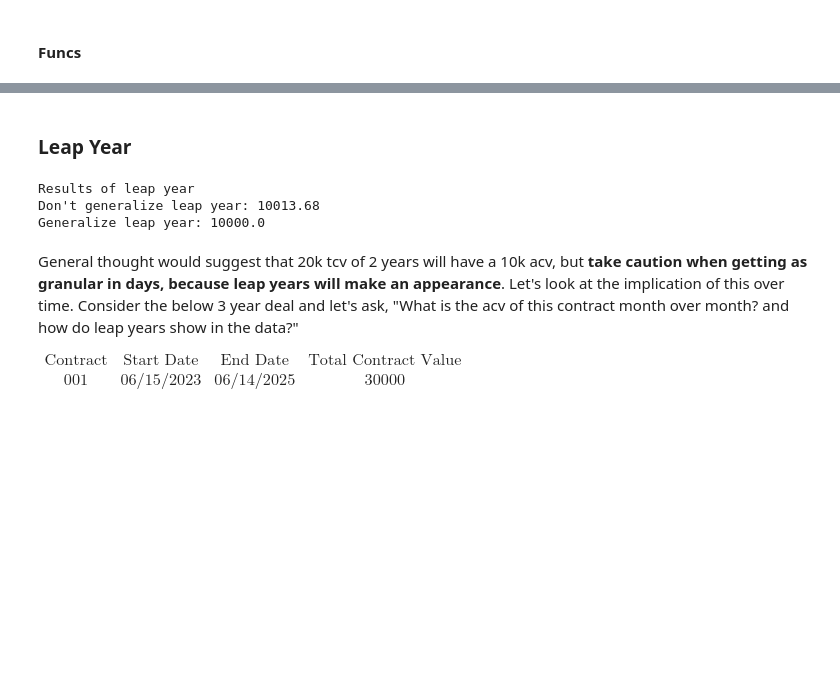
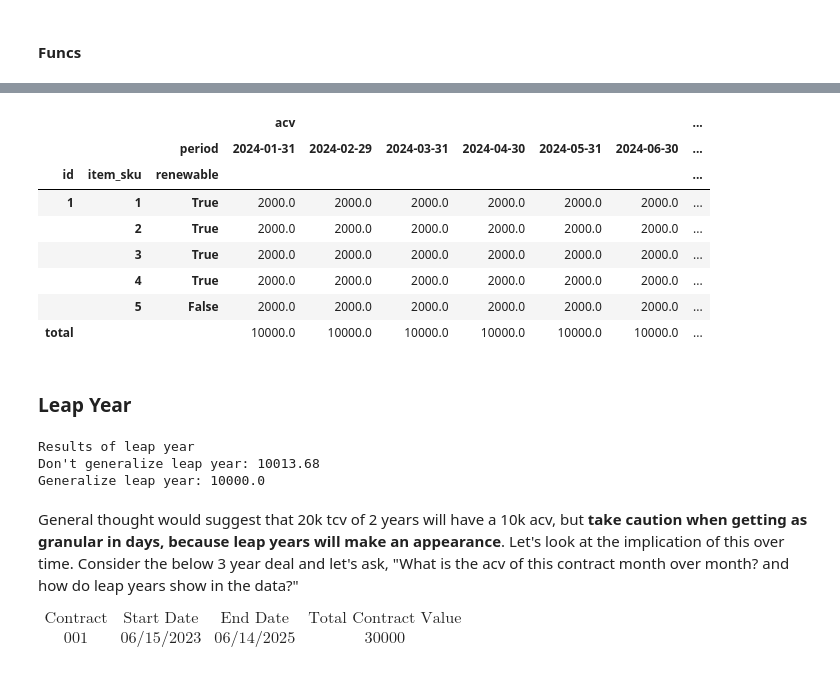
Before and after one commit to Curts0/arr_data_professional, a Jupyter notebook: arr.ipynb, the cells around one changed output, grey strips where cells are left out. Drawn from its saved outputs; the diff is of its cells as text; code cells hidden in the pictures; blank space fills up the shorter version.

```diff
--- a/arr.ipynb
+++ b/arr.ipynb
@@ -175,10 +186,24 @@ def count_leap_days(start_date: date, end_date: date) -> int:
     leap_count = len([*filter(lambda x: start_date <= x <= end_date, leap_days)])
     return leap_count
 
+INTERVAL = Literal["Year", "Quarter", "Month", "Day"]
 
 def get_contract_term(
     start_date: date, end_date: date, generalize_leap_year: bool, interval_str: INTERVAL
-):
+) -> int:
+    """Primary use is to be nested in the `annualize` func.
+
+    Will output the denominator of the ARR formula (Contract Term).
+
+    Args:
+        start_date (date): Start date of contract.
+        end_date (date): End date of contract.
+        generalize_leap_year (bool): Hard code 365 or add the extra day if `True`.
+        interval_str (INTERVAL): see `INTERVAL` variable for possible options.
+
+    Returns:
+        int: Contract Term #.
+    """
     math_end_date = end_date + timedelta(days=1)
     contract_term_length_month = (math_end_date.year - start_date.year) * 12 + (
         math_end_date.month - start_date.month
@@ -209,9 +236,10 @@ def annualize(
     generalize_leap_year: bool = True,
     print_details: bool = False,
 ) -> int:
-    """Takes the input of `tcv` and converts to `acv`.
+    """Takes the input of `ContractHeader or `ContractLine` dataclass and annualizes tcv.
 
     Args:
+        contract (ContractHeader | Contract Line): See dataclasses.
         period (date): The date in which we are looking at the ARR.
             Example, what is the ACV on Jan 31, 2024. Jan 31, 2024
             would be the `period`.
@@ -221,6 +249,8 @@ def annualize(
             `True` will not consider leap years and set all years to 365 days.
             `False` will call `calendar.isleap(year)` of the `period` value
             to determine if the year has 366 days in it.
+        print_details (bool): Optional if you want to see details
+            of some of the args and variables.
 
     Returns:
         int: Returns Annual Contract Value. The annualized amount of
@@ -327,3 +365,6 @@ def build_contracts_table(contracts: List[Contract]) -> pd.DataFrame:
         .reset_index(drop=True)
     )
     return df
+# %%
+example_contract_table = build_contracts_table([example_contract])
+example_contract_table
@@ -359,7 +407,36 @@ def build_acv_table(df: pd.DataFrame, by_lines: bool = True) -> pd.DataFrame:
         axis=1,
     )
 
-    return acv_table[["period", "id", "item_sku", "renewable", "acv"]]
+    cols = ["period", "id", "item_sku", "renewable"]
+
+    acv_table = acv_table[["period", "id", "item_sku", "renewable", "acv"]]
+
+    acv_table = (
+        pd.DataFrame(acv_table.groupby(cols).sum())
+        .unstack(level=0)
+        .drop(
+            columns=[
+                col for col in acv_table.columns if col not in cols and col != "acv"
+            ]
+        )
+    )
+
+    acv_table.loc["total", :] = acv_table.sum().values
+
+    return acv_table
+# %%
+example_acv_table = build_acv_table(example_contract_table)
+example_acv_table
+# %% [output]
+|  |  |  | acv |  |  |  |  |  | ... |
+|  |  | period | 2024-01-31 | 2024-02-29 | 2024-03-31 | 2024-04-30 | 2024-05-31 | 2024-06-30 | ... |
+| id | item_sku | renewable |  |  |  |  |  |  | ... |
+| 1 | 1 | True | 2000.0 | 2000.0 | 2000.0 | 2000.0 | 2000.0 | 2000.0 | ... |
+|  | 2 | True | 2000.0 | 2000.0 | 2000.0 | 2000.0 | 2000.0 | 2000.0 | ... |
+|  | 3 | True | 2000.0 | 2000.0 | 2000.0 | 2000.0 | 2000.0 | 2000.0 | ... |
+|  | 4 | True | 2000.0 | 2000.0 | 2000.0 | 2000.0 | 2000.0 | 2000.0 | ... |
+|  | 5 | False | 2000.0 | 2000.0 | 2000.0 | 2000.0 | 2000.0 | 2000.0 | ... |
+| total |  |  | 10000.0 | 10000.0 | 10000.0 | 10000.0 | 10000.0 | 10000.0 | ... |
 # %% [markdown]
 ### Leap Year
 # %%
```
Also changed, not shown: parts of 12 cells of this notebook.
